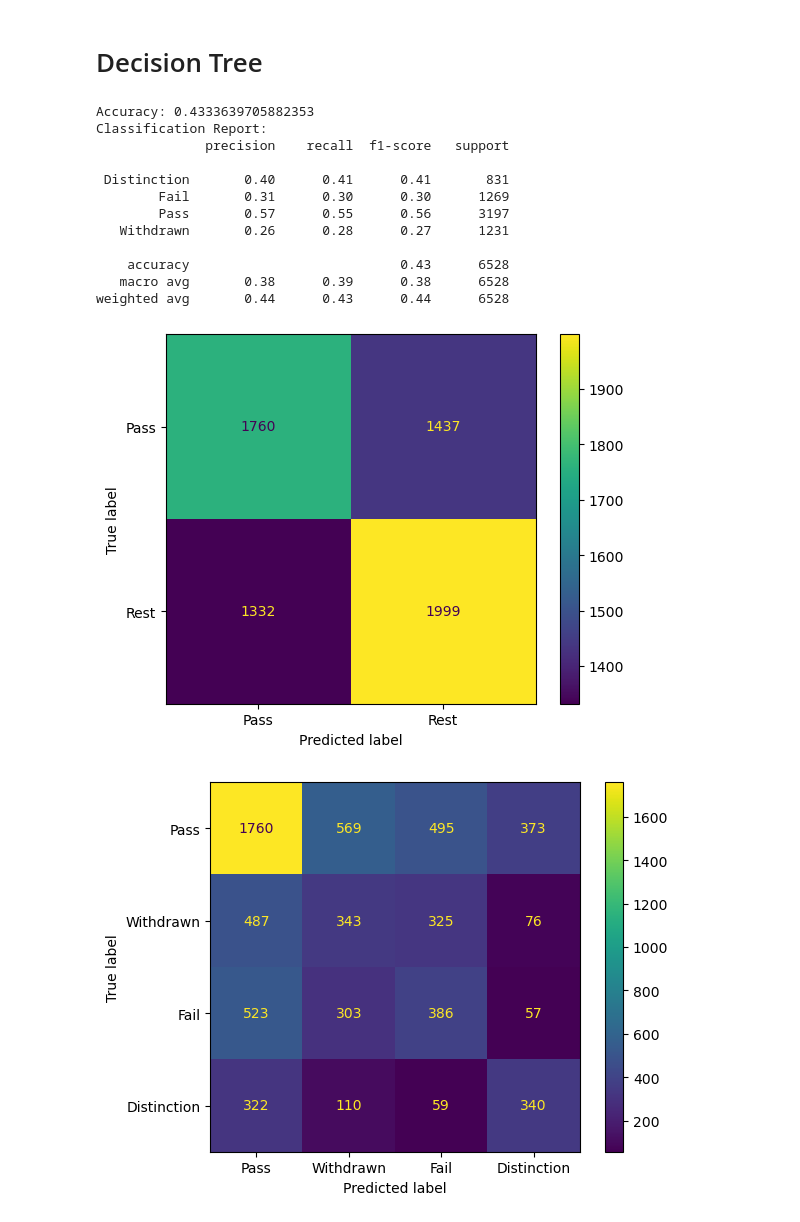
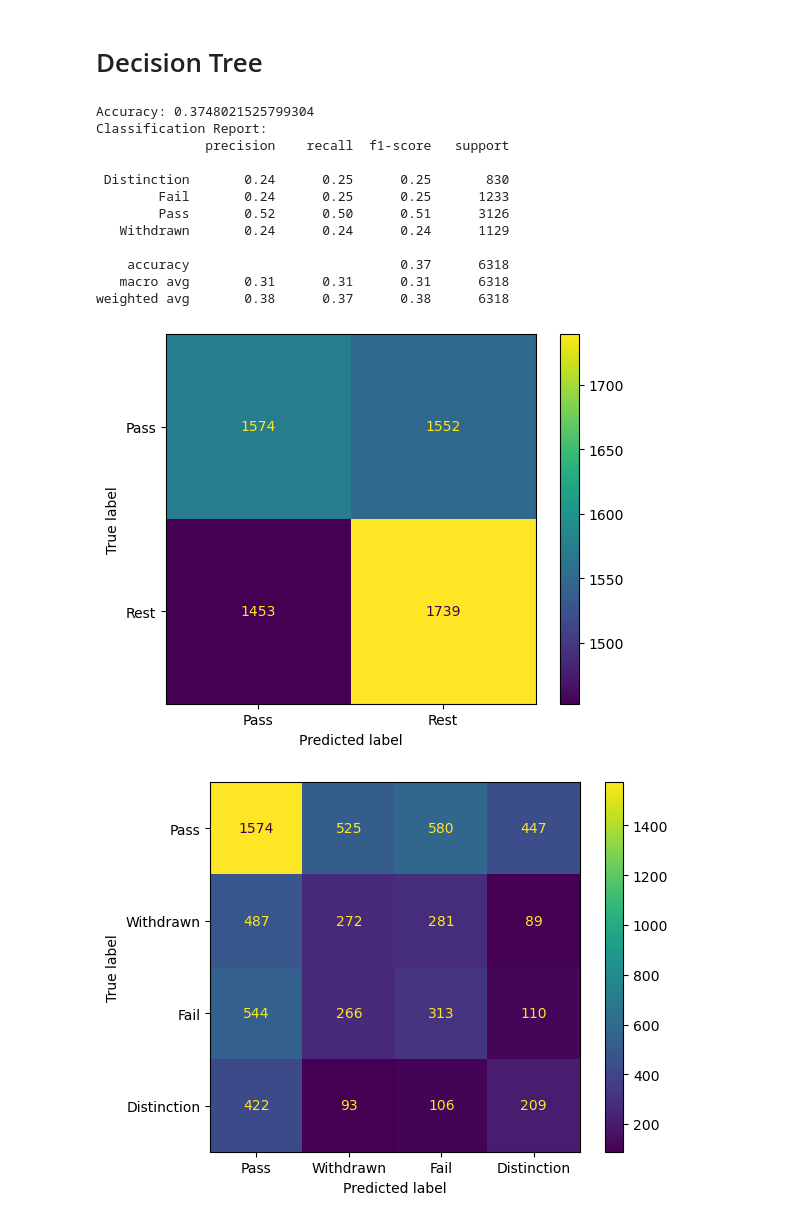
Before and after one commit to okresam/UZOP-Projekt, a Jupyter notebook: UZOP_Projekt.ipynb, the cells around one changed output. Drawn from its saved outputs; the diff is of its cells as text; code cells hidden in the pictures.

```diff
--- a/UZOP_Projekt.ipynb
+++ b/UZOP_Projekt.ipynb
@@ -685,7 +685,7 @@ studentRegistration.loc[studentRegistration.date_registration.isna(),'date_regis
 #first_assignment_mark = studentAssessment.groupby('id_student')['score'].mean().reset_index()
 #first_assignment_mark.rename(columns={'score': 'First_Assignment_Mark'}, inplace=True)
 
-firstAssessmentMark = assessments.loc[assessments.groupby(['code_module', 'code_presentation']).date.idxmin()].merge(studentAssessment, on=['id_assessment'])[['id_student', 'code_module', 'code_presentation', 'score']]
+first_assignment_mark = assessments.loc[assessments.groupby(['code_module', 'code_presentation']).date.idxmin()].merge(studentAssessment, on=['id_assessment'])[['id_student', 'code_module', 'code_presentation', 'score']]
 # %% [markdown]
 ### Educational Level
 # %%
@@ -702,7 +702,7 @@ studentRegistration['Registration_Date'] = studentRegistration['date_registratio
 # %% [markdown]
 ### Merge svih varijabli
 # %%
-analysis_df = first_assignment_mark.merge(clicks_till_course_starts_df, on=['id_student'])
+analysis_df = first_assignment_mark.merge(clicks_till_course_starts_df, on=['id_student', 'code_module', 'code_presentation'])
 analysis_df = analysis_df.merge(studentRegistration[['id_student', 'code_module', 'code_presentation', 'date_registration']], on=['id_student', 'code_module', 'code_presentation'])
 analysis_df = analysis_df.merge(studentInfo[['id_student', 'code_module', 'code_presentation', 'Educational_Level', 'age_band', 'disability', 'gender', 'num_of_prev_attempts']], on=['id_student', 'code_module', 'code_presentation'])
 analysis_df
@@ -802,8 +802,8 @@ sns.heatmap(data_tmp.loc[:, data_tmp.columns != 'final_result'].corr(), annot=Tr
 # Random Forest
 # %%
 # odvajanje oznake klase
-X = data_tmp.loc[:, data_tmp.columns != 'final_result']
-#X = data_tmp.loc[:, ~data_tmp.columns.isin(['final_result', 'disability_N', 'disability_Y', 'num_of_prev_attempts'])]
+#X = data_tmp.loc[:, data_tmp.columns != 'final_result']
+X = data_tmp.loc[:, ~data_tmp.columns.isin(['final_result', 'disability_N', 'disability_Y', 'num_of_prev_attempts'])]
 y = data_tmp.loc[:, 'final_result']
 
 # razdvoji podatke
@@ -849,10 +849,14 @@ y_score = model.predict_proba(X_test)
 # Binarize the labels for the ROC curve
 y_test_bin = label_binarize(y_test, classes=model.classes_)
 
+# Plot ROC curve for each class
+n_classes = len(model.classes_)
 
-fpr, tpr, _ = roc_curve(y_test_bin[:, 0], y_score[:, 0])
-roc_auc = auc(fpr, tpr)
-plt.plot(fpr, tpr, label=f'{model.classes_[0]} (AUC = {roc_auc:.2f})')
+for i in range(n_classes):
+    fpr, tpr, _ = roc_curve(y_test_bin[:, i], y_score[:, i])
+    roc_auc = auc(fpr, tpr)
+    plt.plot(fpr, tpr, label=f'{model.classes_[i]} (AUC = {roc_auc:.2f})')
+
 plt.xlabel('False Positive Rate')
 plt.ylabel('True Positive Rate')
 plt.legend()
@@ -877,8 +881,8 @@ weighted avg       0.48      0.51      0.49      6528
 # Decision Tree
 # %%
 # odvajanje oznake klase
-X = data_tmp.loc[:, data_tmp.columns != 'final_result']
-#X = data_tmp.loc[:, ~data_tmp.columns.isin(['final_result', 'disability_N', 'disability_Y', 'num_of_prev_attempts'])]
+#X = data_tmp.loc[:, data_tmp.columns != 'final_result']
+X = data_tmp.loc[:, ~data_tmp.columns.isin(['final_result', 'disability_N', 'disability_Y', 'num_of_prev_attempts'])]
 y = data_tmp.loc[:, 'final_result']
 
 # razdvoji podatke
@@ -910,43 +914,48 @@ y_pred_mapped = pd.Series(y_pred).map(label_mapping)
 
 cm = confusion_matrix(y_test_mapped, y_pred_mapped, labels=pd.Series(list(label_mapping.values())).unique())
 ConfusionMatrixDisplay(confusion_matrix=cm, display_labels=pd.Series(list(label_mapping.values())).unique()).plot()
 plt.show()
 
 cm = confusion_matrix(y_test, y_pred, labels=y.unique())
 ConfusionMatrixDisplay(confusion_matrix=cm, display_labels=y.unique()).plot()
 plt.show()
 
 
 # Roc krivulja
 # Predict probabilities for each class
 y_score = model.predict_proba(X_test)
 
 # Check for NaNs in predicted probabilities
 if np.isnan(y_score).any():
     y_score = np.nan_to_num(y_score)
 
 # Binarize the labels for the ROC curve
 y_test_bin = label_binarize(y_test, classes=model.classes_)
 
-fpr, tpr, _ = roc_curve(y_test_bin[:, 0], y_score[:, 0])
-roc_auc = auc(fpr, tpr)
-plt.plot(fpr, tpr, label=f'{model.classes_[0]} (AUC = {roc_auc:.2f})')
+# Plot ROC curve for each class
+n_classes = len(model.classes_)
+
+for i in range(n_classes):
+    fpr, tpr, _ = roc_curve(y_test_bin[:, i], y_score[:, i])
+    roc_auc = auc(fpr, tpr)
+    plt.plot(fpr, tpr, label=f'{model.classes_[i]} (AUC = {roc_auc:.2f})')
+
 plt.xlabel('False Positive Rate')
 plt.ylabel('True Positive Rate')
 plt.legend()
 plt.show()
 # %% [output]
-Accuracy: 0.4333639705882353
+Accuracy: 0.3748021525799304
 Classification Report:
               precision    recall  f1-score   support
 
- Distinction       0.40      0.41      0.41       831
-        Fail       0.31      0.30      0.30      1269
-        Pass       0.57      0.55      0.56      3197
-   Withdrawn       0.26      0.28      0.27      1231
+ Distinction       0.24      0.25      0.25       830
+        Fail       0.24      0.25      0.25      1233
+        Pass       0.52      0.50      0.51      3126
+   Withdrawn       0.24      0.24      0.24      1129
 
-    accuracy                           0.43      6528
-   macro avg       0.38      0.39      0.38      6528
-weighted avg       0.44      0.43      0.44      6528
+    accuracy                           0.37      6318
+   macro avg       0.31      0.31      0.31      6318
+weighted avg       0.38      0.37      0.38      6318
-[figure, old version]
+[figure, new version]
-[figure, old version]
+[figure, new version]
```
Also changed, not shown: parts of 7 cells of this notebook.
